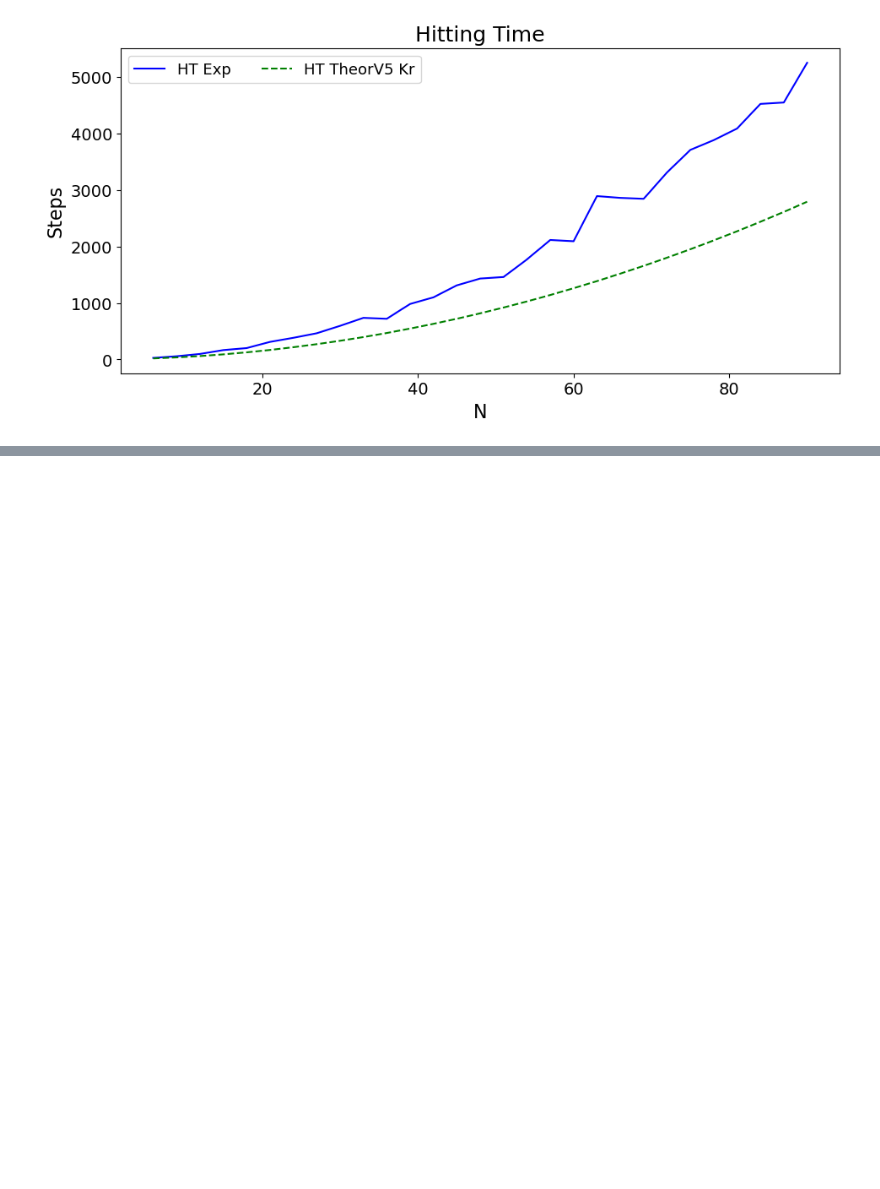
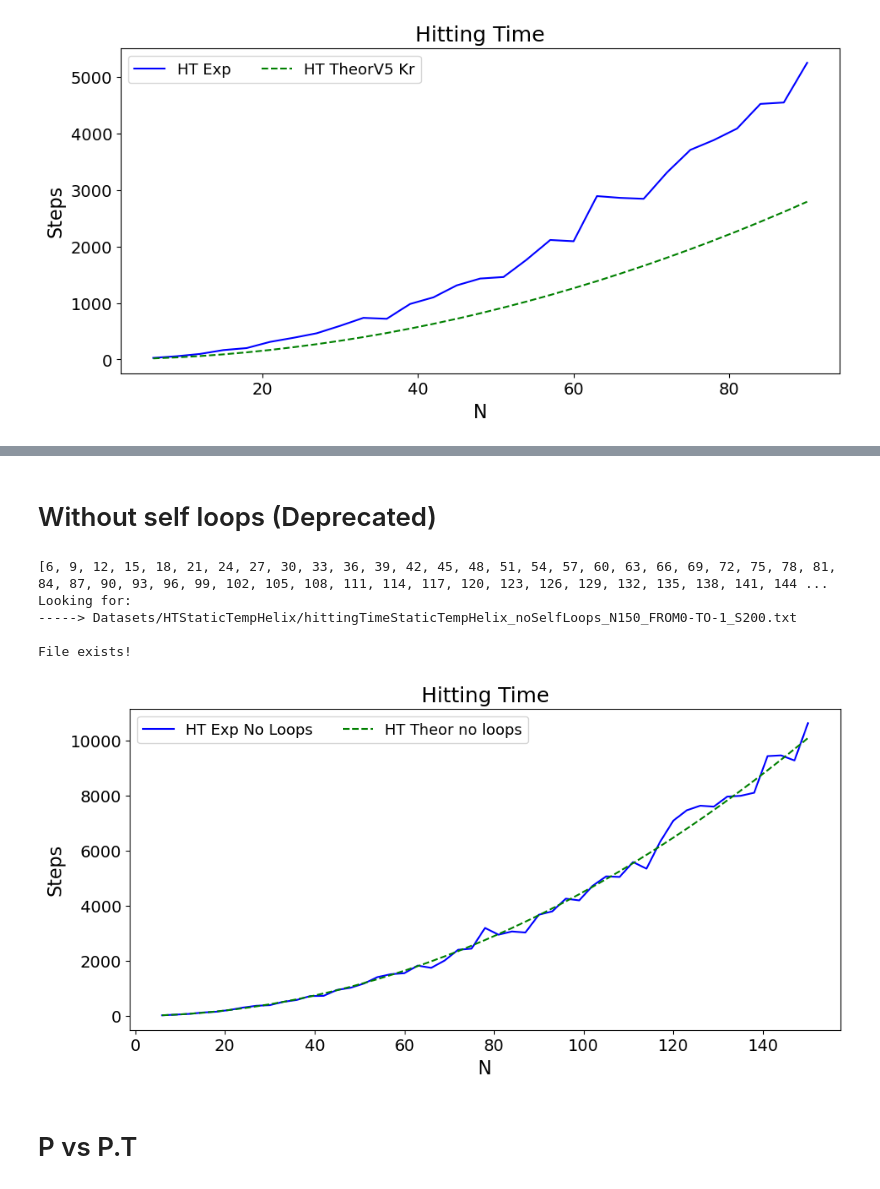
Before and after one commit to JaimePSantos/DynamicRandomWalks, a Jupyter notebook: ClassicalWalks/DiscreteTime/HT-Static_TemporalHelix_Experiments.ipynb, the cells around one changed output, grey strips where cells are left out. Drawn from its saved outputs; the diff is of its cells as text; code cells hidden in the pictures; blank space fills up the shorter version.

```diff
--- a/ClassicalWalks/DiscreteTime/HT-Static_TemporalHelix_Experiments.ipynb
+++ b/ClassicalWalks/DiscreteTime/HT-Static_TemporalHelix_Experiments.ipynb
@@ -733,0 +758,2 @@ plot_qwak(x_value_matrix = [list(sum_range)]*len(y_value_list) , y_value_matrix
+# %% [markdown]
+# Without self loops (Deprecated)
@@ -733,0 +820,36 @@ plot_qwak(x_value_matrix = [list(sum_range)]*len(y_value_list) , y_value_matrix
+# %%
+reps = 50
+
+sum_range = []
+samples = 200
+
+sum_range = [3 + 3*rep for rep in range(1,reps)]
+print(sum_range)
+
+initVertex = 0
+targetVertex = -1
+
+factor = 2
+c = 1
+
+hitting_times_file = f'Datasets/HTStaticTempHelix/hittingTimeStaticTempHelix_noSelfLoops_N{sum_range[-1]}_FROM{initVertex}-TO{targetVertex}_S{samples}.txt'
+# hitting_times = estimate_hitting_time(reps,initVertex,targetVertex,samples)
+
+print(f'Looking for: \n-----> {hitting_times_file}')
+
+if os.path.exists(hitting_times_file):
+    hitting_times2 = load_list_from_file(hitting_times_file)
+    fit_hitting_times = fit_hitting_time(sum_range,factor,c)
+    print('\nFile exists!')
+else:
+    print('\nFile Doesnt Exist!')
+    hitting_times2 = estimate_hitting_time_noLoops(reps,initVertex,targetVertex,samples)
+    fit_hitting_times = fit_hitting_time(sum_range,factor,c)
+
+    write_list_to_file(hitting_times_file, hitting_times2)
+# %% [output]
+[6, 9, 12, 15, 18, 21, 24, 27, 30, 33, 36, 39, 42, 45, 48, 51, 54, 57, 60, 63, 66, 69, 72, 75, 78, 81, 84, 87, 90, 93, 96, 99, 102, 105, 108, 111, 114, 117, 120, 123, 126, 129, 132, 135, 138, 141, 144 ...
+Looking for:
+-----> Datasets/HTStaticTempHelix/hittingTimeStaticTempHelix_noSelfLoops_N150_FROM0-TO-1_S200.txt
+
+File exists!
@@ -733,0 +932,34 @@ plot_qwak(x_value_matrix = [list(sum_range)]*len(y_value_list) , y_value_matrix
+# %%
+alphaLabelList = [r'HT Exp No Loops',f'HT Theor no loops',f'HT Theor loops']# ,f'HT TheorV1 Szeg',f'HT TheorV4 Kr',f'HT TheorV5 Kr',f'n^2',f'{round(c,2)}n^{factor}']
+
+
+params = {
+    'font_size' : 14,
+    'figsize': (11, 5),
+    'plot_title' : f'Hitting Time',
+    'x_label' : 'N',
+    'y_label' : "Steps",
+    'legend_labels' : alphaLabelList,
+    'legend_loc': "best",
+    # 'legend_title' : r'$\alpha$',
+    'legend_ncol' : 2,
+    'color_list' : ['#0000FF', '#008000', '#525252','red','#eb4034','#8f82f1'],
+    'line_style_list' : ['-', '--','-.',':','-','-.'],
+    # 'save_path' : f'Output/OrientedDynamics/orientedDynamics_N{N}_NWALKS{len(alphaList)}_Alphas{str([round(a, 2) for a in alphaList]).replace(", ", "-").replace("[", "").replace("]", "")}_TMAX{round(t)}.png',
+    'use_loglog': False,
+    'use_cbar' : False,
+    'cbar_label' : None,
+    'cbar_ticks' : None,
+    'cbar_tick_labels' : None,
+    'x_lim' : None,
+}
+
+y_value_list = [hitting_times2,
+                theoretical_hitting_times_no_autoLoops,
+                ]
+
+plot_qwak(x_value_matrix = [list(sum_range)]*len(y_value_list) , y_value_matrix = y_value_list ,**params)
+# %% [output]
+[figure, added]
+# %% [markdown]
+# P vs P.T
```
Also changed, not shown: parts of 14 cells of this notebook, 8 other files.
